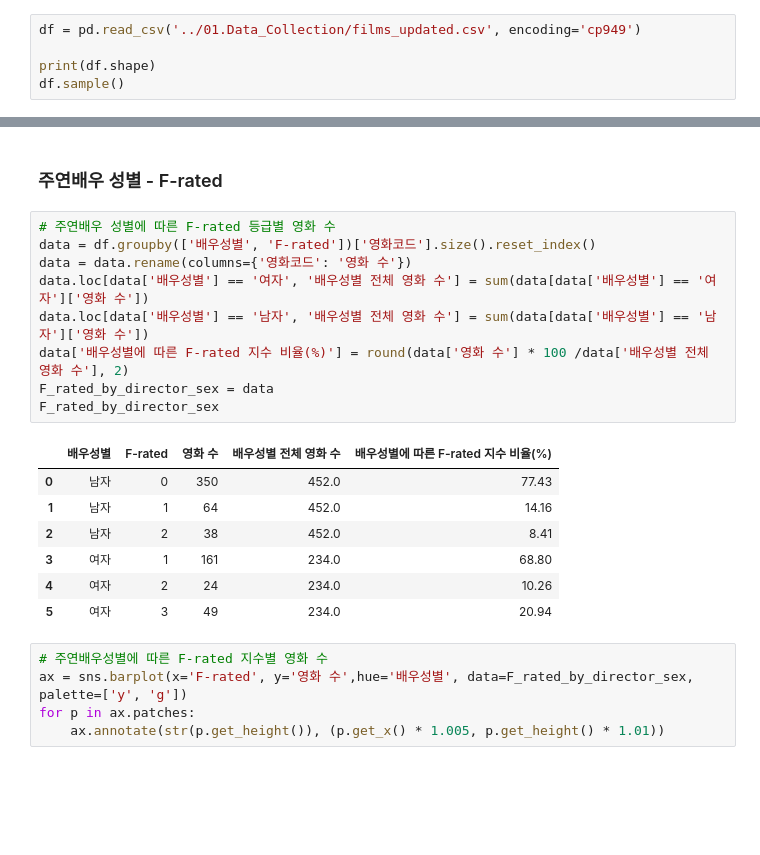
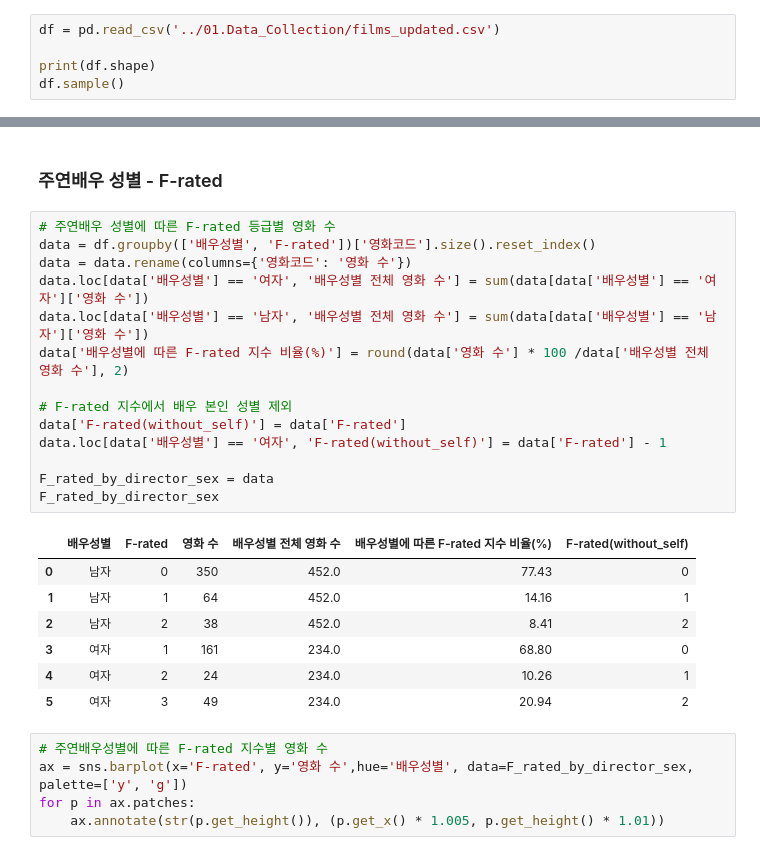
Before and after one commit to kim4pb/Female-led-Korean-Films, a Jupyter notebook: 03.ButterKnife/F-rated_성비_연도별_상영횟수등급.ipynb, the cells around one changed output, grey strips where cells are left out. Saved outputs shown, nothing was run; the diff lists cells and outputs as text; blank space fills up the shorter version.

```diff
--- a/03.ButterKnife/F-rated_성비_연도별_상영횟수등급.ipynb
+++ b/03.ButterKnife/F-rated_성비_연도별_상영횟수등급.ipynb
@@ -16,7 +16,7 @@ pd.set_option('display.max_rows', None)
 import warnings
 warnings.filterwarnings('ignore')
 # %%
-df = pd.read_csv('../01.Data_Collection/films_updated.csv', encoding='cp949')
+df = pd.read_csv('../01.Data_Collection/films_updated.csv')
 
 print(df.shape)
 df.sample()
@@ -318,20 +358,25 @@ Name: 감독성별, dtype: int64
 # %%
 # 주연배우 성별에 따른 F-rated 등급별 영화 수
 data = df.groupby(['배우성별', 'F-rated'])['영화코드'].size().reset_index()
 data = data.rename(columns={'영화코드': '영화 수'})
 data.loc[data['배우성별'] == '여자', '배우성별 전체 영화 수'] = sum(data[data['배우성별'] == '여자']['영화 수'])
 data.loc[data['배우성별'] == '남자', '배우성별 전체 영화 수'] = sum(data[data['배우성별'] == '남자']['영화 수'])
 data['배우성별에 따른 F-rated 지수 비율(%)'] = round(data['영화 수'] * 100 /data['배우성별 전체 영화 수'], 2)
+
+# F-rated 지수에서 배우 본인 성별 제외
+data['F-rated(without_self)'] = data['F-rated']
+data.loc[data['배우성별'] == '여자', 'F-rated(without_self)'] = data['F-rated'] - 1
+
 F_rated_by_director_sex = data
 F_rated_by_director_sex
 # %% [output]
-|  | 배우성별 | F-rated | 영화 수 | 배우성별 전체 영화 수 | 배우성별에 따른 F-rated 지수 비율(%) |
-| 0 | 남자 | 0 | 350 | 452.0 | 77.43 |
-| 1 | 남자 | 1 | 64 | 452.0 | 14.16 |
-| 2 | 남자 | 2 | 38 | 452.0 | 8.41 |
-| 3 | 여자 | 1 | 161 | 234.0 | 68.80 |
-| 4 | 여자 | 2 | 24 | 234.0 | 10.26 |
-| 5 | 여자 | 3 | 49 | 234.0 | 20.94 |
+|  | 배우성별 | F-rated | 영화 수 | 배우성별 전체 영화 수 | 배우성별에 따른 F-rated 지수 비율(%) | F-rated(without_self) |
+| 0 | 남자 | 0 | 350 | 452.0 | 77.43 | 0 |
+| 1 | 남자 | 1 | 64 | 452.0 | 14.16 | 1 |
+| 2 | 남자 | 2 | 38 | 452.0 | 8.41 | 2 |
+| 3 | 여자 | 1 | 161 | 234.0 | 68.80 | 0 |
+| 4 | 여자 | 2 | 24 | 234.0 | 10.26 | 1 |
+| 5 | 여자 | 3 | 49 | 234.0 | 20.94 | 2 |
 # %%
 # 주연배우성별에 따른 F-rated 지수별 영화 수
 ax = sns.barplot(x='F-rated', y='영화 수',hue='배우성별', data=F_rated_by_director_sex, palette=['y', 'g'])
```
Also changed, not shown: parts of 13 cells of this notebook.
